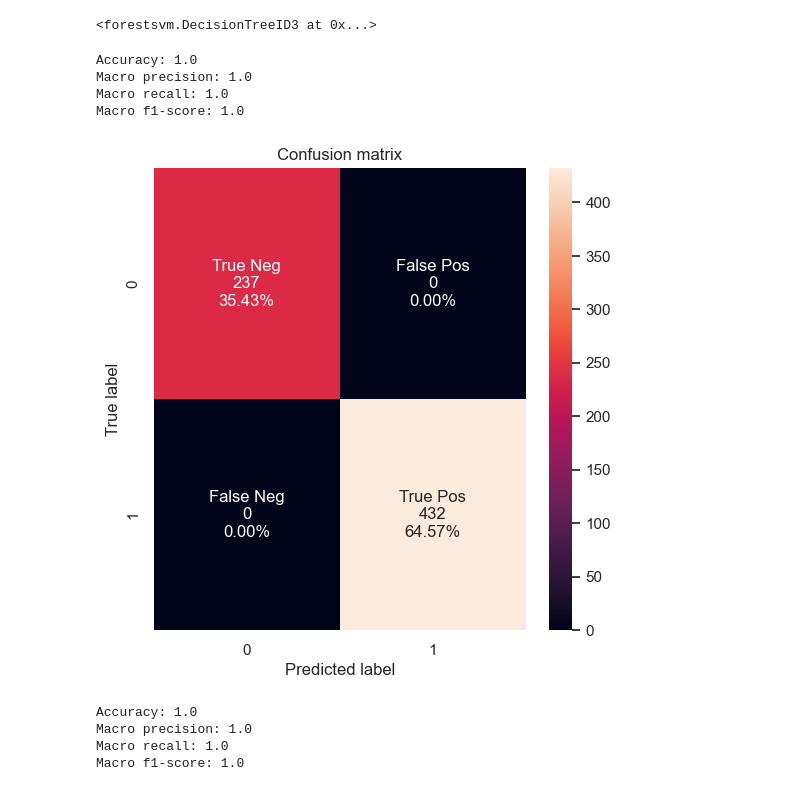
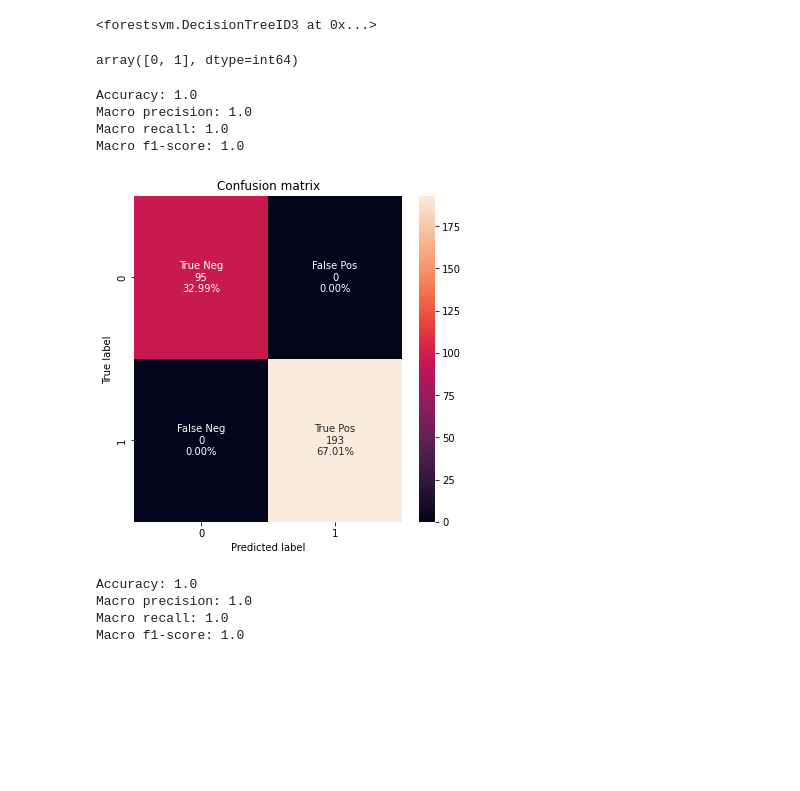
Before and after one commit to JakubSzczepanowski/ForestSVM, a Jupyter notebook: kod/experiments.ipynb, the cells around one changed output. Cells and saved outputs as stored; diff of their text form; code cells hidden in the pictures; blank space fills up the shorter version.

```diff
--- a/kod/experiments.ipynb
+++ b/kod/experiments.ipynb
@@ -716,15 +730,19 @@ tree_classifier = DecisionTreeID3()
 tree_classifier.fit(X,np.array(y))
 # %% [output]
 <forestsvm.DecisionTreeID3 at 0x...>
-# %%
-y_train_pred = tree_classifier.predict(X_train)
-metrics(y_train, y_train_pred)
-# %% [output]
-Accuracy: 1.0
-Macro precision: 1.0
-Macro recall: 1.0
-Macro f1-score: 1.0
-[figure, removed]
+# %%
+pd.Series(y_test_pred).unique()
+# %% [output]
+array([0, 1], dtype=int64)
+# %%
+y_test_pred = tree_classifier.predict(X_test)
+metrics(y_test, y_test_pred)
+# %% [output]
+Accuracy: 1.0
+Macro precision: 1.0
+Macro recall: 1.0
+Macro f1-score: 1.0
+[figure, added]
 # %%
 y_test_pred = tree_classifier.predict(X_test)
 metrics(y_test, y_test_pred)
```
Also changed, not shown: parts of 15 cells of this notebook, 1 other file.
